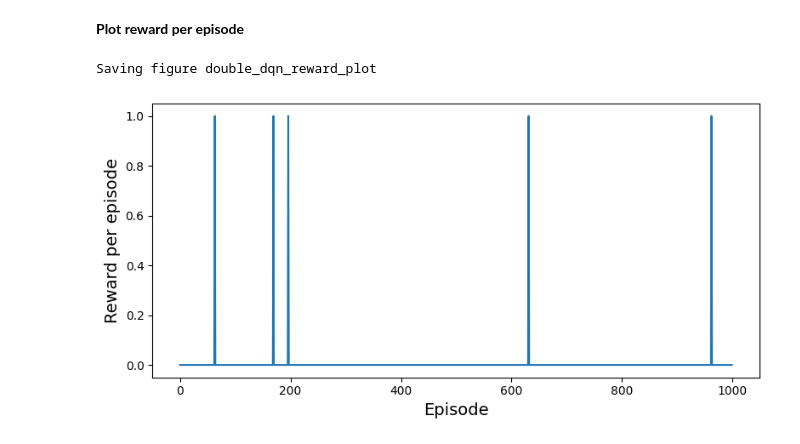
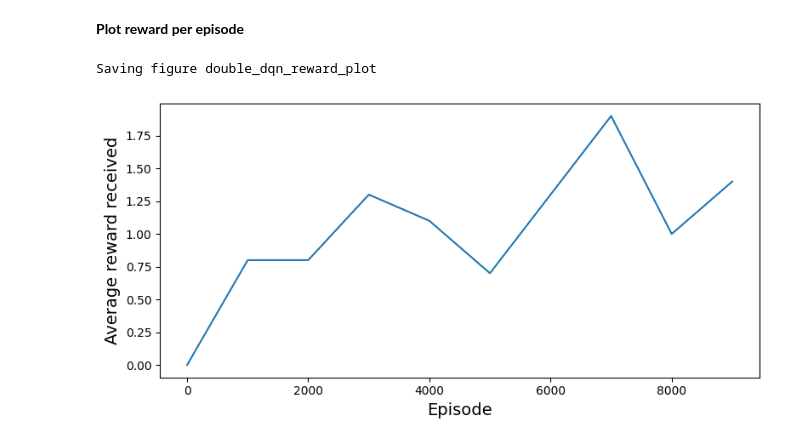
Before and after one commit to BryanCarty/atari-dqn, a Jupyter notebook: CS4287-Prj-19235836_18223796.ipynb, the cells around one changed output. Saved outputs shown, nothing was run; the diff lists cells and outputs as text; code cells hidden in the pictures.

Commit message:
fixed reward plot & gif

```diff
--- a/CS4287-Prj-19235836_18223796.ipynb
+++ b/CS4287-Prj-19235836_18223796.ipynb
@@ -298,0 +286,3 @@ INFO:absl:
+# %%
+num_iterations = 10000
+train_agent(n_iterations=num_iterations)
@@ -308,11 +344,11 @@ record_video("breakout-final")
 **Plot reward per episode**
 # %%
 plt.figure(figsize=(8, 4))
-plt.plot(rewards)
+plt.plot(np.arange(0, num_iterations, 1000).tolist(), rewards)
 plt.xlabel("Episode", fontsize=14)
-plt.ylabel("Reward per episode", fontsize=14)
+plt.ylabel("Average reward received", fontsize=14)
 save_fig("double_dqn_reward_plot")
 plt.show()
 # %% [output]
 Saving figure double_dqn_reward_plot
-[figure, old version]
+[figure, new version]
```
Also changed, not shown: parts of 6 cells of this notebook.
